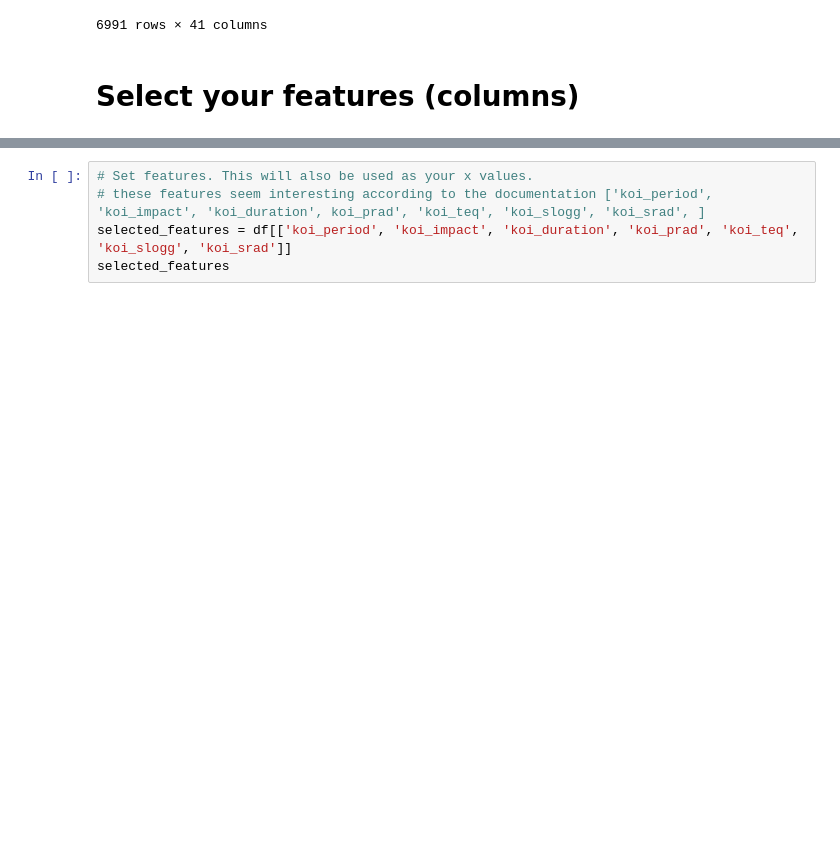
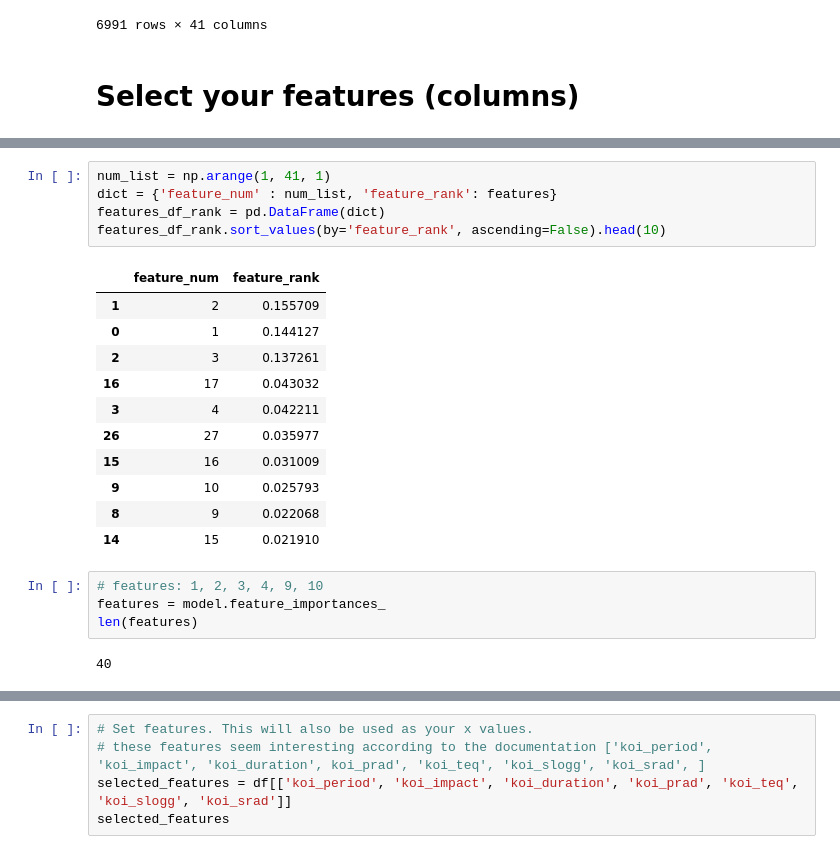
Before and after one commit to jaysueno/plantery-machine-learning-predictor, a Jupyter notebook: ml_notebooks/model_1_decisiontree.ipynb, the cells around one changed output, grey strips where cells are left out. Drawn from its saved outputs; the diff is of its cells as text; blank space fills up the shorter version.

```diff
--- a/ml_notebooks/model_1_decisiontree.ipynb
+++ b/ml_notebooks/model_1_decisiontree.ipynb
@@ -53,0 +53,23 @@ df
+# %%
+num_list = np.arange(1, 41, 1)
+dict = {'feature_num' : num_list, 'feature_rank': features}
+features_df_rank = pd.DataFrame(dict)
+features_df_rank.sort_values(by='feature_rank', ascending=False).head(10)
+# %% [output]
+|  | feature_num | feature_rank |
+| 1 | 2 | 0.155709 |
+| 0 | 1 | 0.144127 |
+| 2 | 3 | 0.137261 |
+| 16 | 17 | 0.043032 |
+| 3 | 4 | 0.042211 |
+| 26 | 27 | 0.035977 |
+| 15 | 16 | 0.031009 |
+| 9 | 10 | 0.025793 |
+| 8 | 9 | 0.022068 |
+| 14 | 15 | 0.021910 |
+# %%
+# features: 1, 2, 3, 4, 9, 10
+features = model.feature_importances_
+len(features)
+# %% [output]
+40
```
Also changed, not shown: parts of 4 cells of this notebook.
